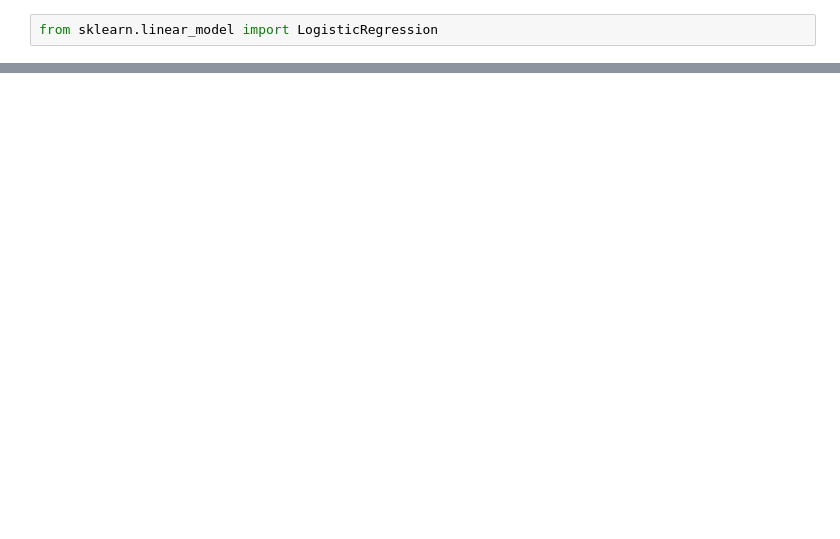
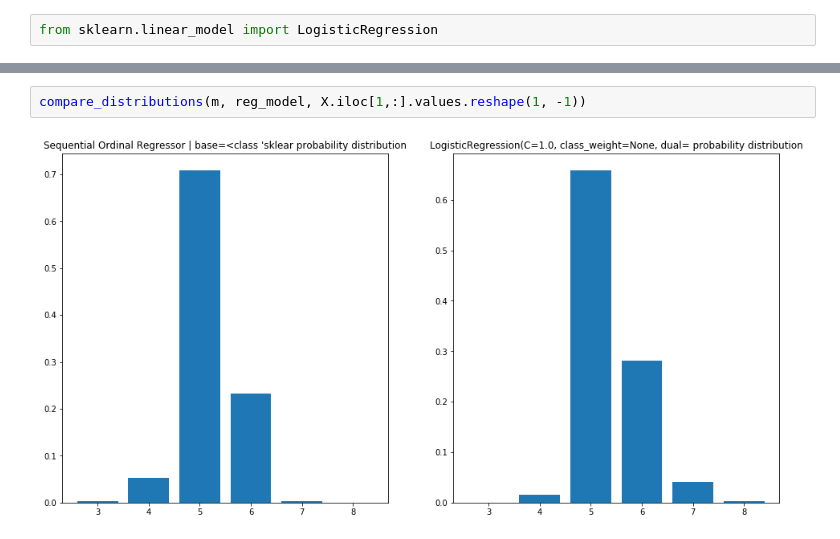
Before and after one commit to ptyshevs/multilayer_perceptron, a Jupyter notebook: ordinal_regression.ipynb, the cells around one changed output, grey strips where cells are left out. Drawn from its saved outputs; the diff is of its cells as text; blank space fills up the shorter version.

```diff
--- a/ordinal_regression.ipynb
+++ b/ordinal_regression.ipynb
@@ -67,0 +175,4 @@ reg_model = Log
+# %%
+compare_distributions(m, reg_model, X.iloc[1,:].values.reshape(1, -1))
+# %% [output]
+[figure, added]
```
Also changed, not shown: parts of 24 cells of this notebook, 1 other file.
